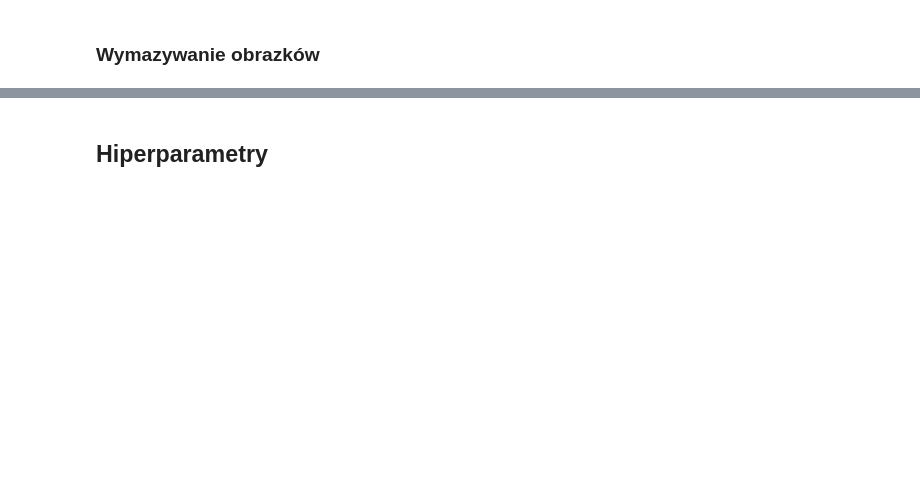
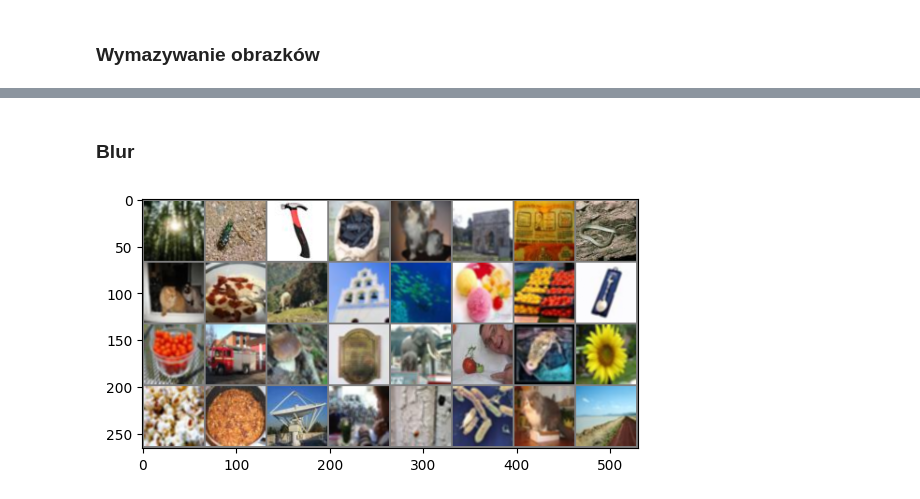
Before and after one commit to BrunoSienkiewicz/Neural-networks, a Jupyter notebook: miniprojekt_3/miniprojekt_3_tuning.ipynb, the cells around one changed output, grey strips where cells are left out. Drawn from its saved outputs; the diff is of its cells as text; code cells hidden in the pictures; blank space fills up the shorter version.

Commit message:
final dataset

```diff
--- a/miniprojekt_3/miniprojekt_3_tuning.ipynb
+++ b/miniprojekt_3/miniprojekt_3_tuning.ipynb
@@ -165,2 +168,2 @@ plot_training(iters, loss_hist, train_eval_hist, val_eval_hist)
 # %% [markdown]
-## Hiperparametry
+### Blur
@@ -173,0 +170,22 @@ res = pd.DataFrame(columns=["n_convs", "kernel_size", "stride", "padding", "trai
+# %%
+transform_blur = transforms.Compose(
+    [transforms.GaussianBlur(3),
+     transforms.ToTensor(),
+     transforms.Normalize((0.5, 0.5, 0.5), (0.5, 0.5, 0.5))])
+
+dataset_blur = load_data("./train", transform=transform_blur)
+train_blur, val_blur = trai_val_split(dataset_blur, 0.8)
+# %%
+net_blur = CustomNet(num_classes=len(labels)).to(device)
+
+train_loader = torch.utils.data.DataLoader(train_blur, batch_size=32, shuffle=True, num_workers=8)
+val_loader = torch.utils.data.DataLoader(val_blur, batch_size=32, shuffle=True, num_workers=8)
+criterion = nn.CrossEntropyLoss()
+optimizer = optim.Adam(net_blur.parameters(), lr=0.001)
+# %%
+train_batch, train_labels = next(iter(train_loader))
+val_batch, val_labels = next(iter(val_loader))
+
+imshow(torchvision.utils.make_grid(train_batch))
+# %% [output]
+[figure, added]
```
Also changed, not shown: parts of 26 cells of this notebook, 2 other files.
